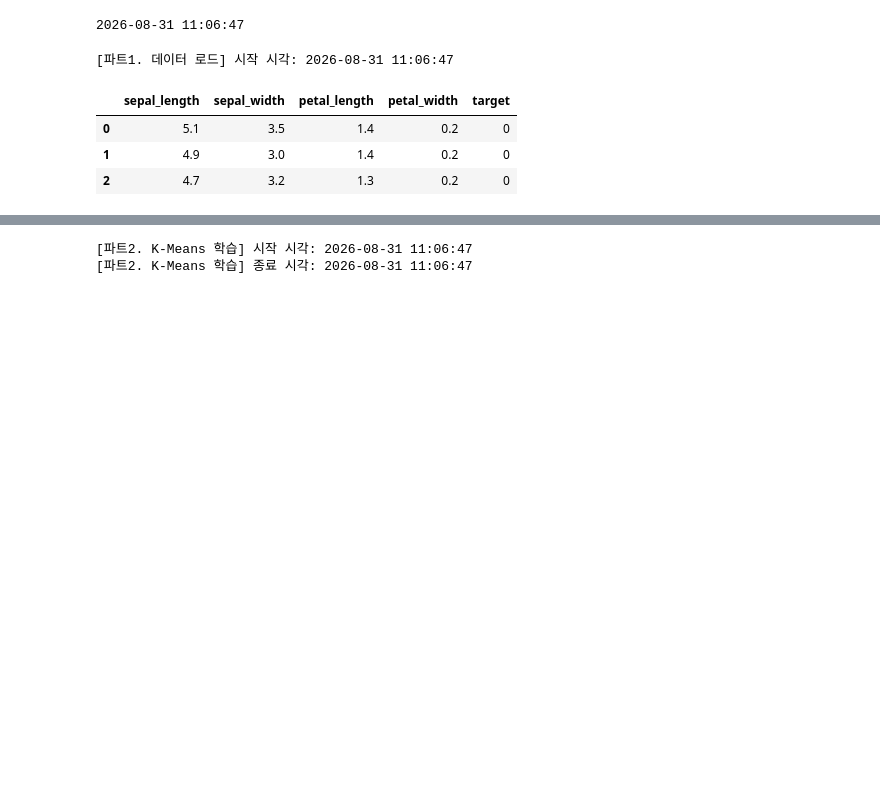
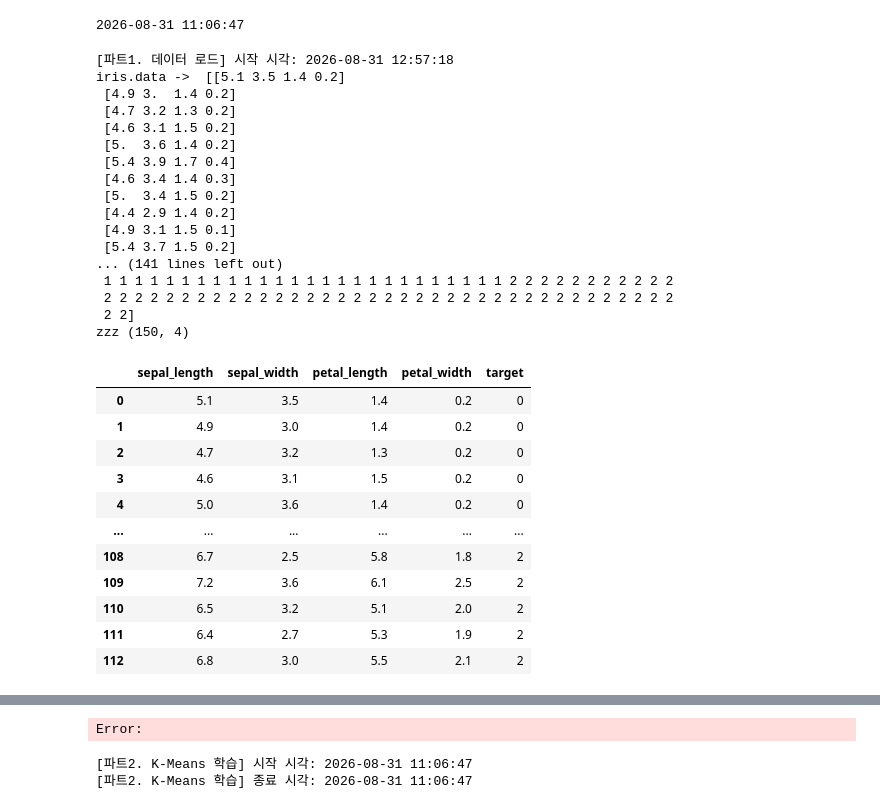
Before and after one commit to jcs19752510-ui/semi_project, a Jupyter notebook: 정찬성/ipynb/src/99_3.군집화모델_비교_최종1.ipynb, the cells around one changed output, grey strips where cells are left out. Cells and saved outputs as stored; diff of their text form; code cells hidden in the pictures; blank space fills up the shorter version.

```diff
--- a/정찬성/ipynb/src/99_3.군집화모델_비교_최종1.ipynb
+++ b/정찬성/ipynb/src/99_3.군집화모델_비교_최종1.ipynb
@@ -37,25 +37,57 @@ def now_str():
 # %%
 # [파트1. 데이터 로드] 시작 시각 기록
 _part1_start = now_str()
 print(f'[파트1. 데이터 로드] 시작 시각: {_part1_start}')
 
 # sklearn에 내장된 Iris(붓꽃) 데이터셋을 불러온다
 iris = load_iris()
+print('iris.data -> ',iris.data)
+# print('iris.sepal_length -> ',iris.sepal_length)
+# print('iris.sepal_width -> ',iris.sepal_width)
+# print('iris.petal_length -> ',iris.petal_length)
+# print('iris.petal_width -> ',iris.petal_width)
+print('iris.target -> ',iris.target)
+print('zzz',iris.data.shape)
 # 4개 피처(꽃받침 길이/너비, 꽃잎 길이/너비)에 이름을 붙인다
 feature_names = ['sepal_length', 'sepal_width', 'petal_length', 'petal_width']
 # 넘파이 배열을 다루기 편한 DataFrame 형태로 변환한다
 irisDF = pd.DataFrame(data=iris.data, columns=feature_names)
 # 실제 품종 라벨(0, 1, 2)을 target 컬럼으로 추가한다 — 군집화 결과와 비교할 정답으로만 사용
+# print('cccc',iris.target)
 irisDF['target'] = iris.target
 # 데이터가 잘 로드됐는지 상위 3개 행을 확인한다
-display(irisDF.head(3))
+display(irisDF.head(113))
 
 # [파트1. 데이터 로드] 종료 시각 기록
 _part1_end = now_str()
 print(f'[파트1. 데이터 로드] 종료 시각: {_part1_end}')
 # %% [output]
-[파트1. 데이터 로드] 시작 시각: 2026-08-31 11:06:47
+[파트1. 데이터 로드] 시작 시각: 2026-08-31 12:57:18
+iris.data ->  [[5.1 3.5 1.4 0.2]
+ [4.9 3.  1.4 0.2]
+ [4.7 3.2 1.3 0.2]
+ [4.6 3.1 1.5 0.2]
+ [5.  3.6 1.4 0.2]
+ [5.4 3.9 1.7 0.4]
+ [4.6 3.4 1.4 0.3]
+ [5.  3.4 1.5 0.2]
+ [4.4 2.9 1.4 0.2]
+ [4.9 3.1 1.5 0.1]
+ [5.4 3.7 1.5 0.2]
+... (141 lines left out)
+ 1 1 1 1 1 1 1 1 1 1 1 1 1 1 1 1 1 1 1 1 1 1 1 1 1 1 2 2 2 2 2 2 2 2 2 2 2
+ 2 2 2 2 2 2 2 2 2 2 2 2 2 2 2 2 2 2 2 2 2 2 2 2 2 2 2 2 2 2 2 2 2 2 2 2 2
+ 2 2]
+zzz (150, 4)
 |  | sepal_length | sepal_width | petal_length | petal_width | target |
 | 0 | 5.1 | 3.5 | 1.4 | 0.2 | 0 |
 | 1 | 4.9 | 3.0 | 1.4 | 0.2 | 0 |
 | 2 | 4.7 | 3.2 | 1.3 | 0.2 | 0 |
+| 3 | 4.6 | 3.1 | 1.5 | 0.2 | 0 |
+| 4 | 5.0 | 3.6 | 1.4 | 0.2 | 0 |
+| ... | ... | ... | ... | ... | ... |
+| 108 | 6.7 | 2.5 | 5.8 | 1.8 | 2 |
+| 109 | 7.2 | 3.6 | 6.1 | 2.5 | 2 |
+| 110 | 6.5 | 3.2 | 5.1 | 2.0 | 2 |
+| 111 | 6.4 | 2.7 | 5.3 | 1.9 | 2 |
+| 112 | 6.8 | 3.0 | 5.5 | 2.1 | 2 |
@@ -63,3 +96,4 @@ print(f'[파트1. 데이터 로드] 종료 시각: {_part1_end}')
+Error:
 # %%
 # [파트2. K-Means 학습] 시작 시각 기록
 _part2_start = now_str()
```
Also changed, not shown: parts of 1 cell of this notebook, 6 other files.
